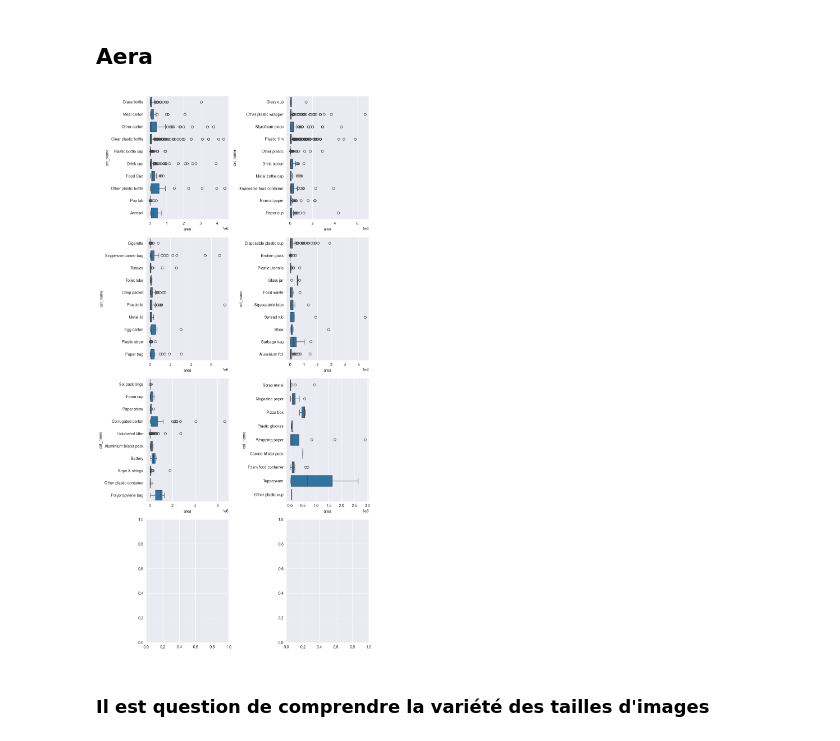
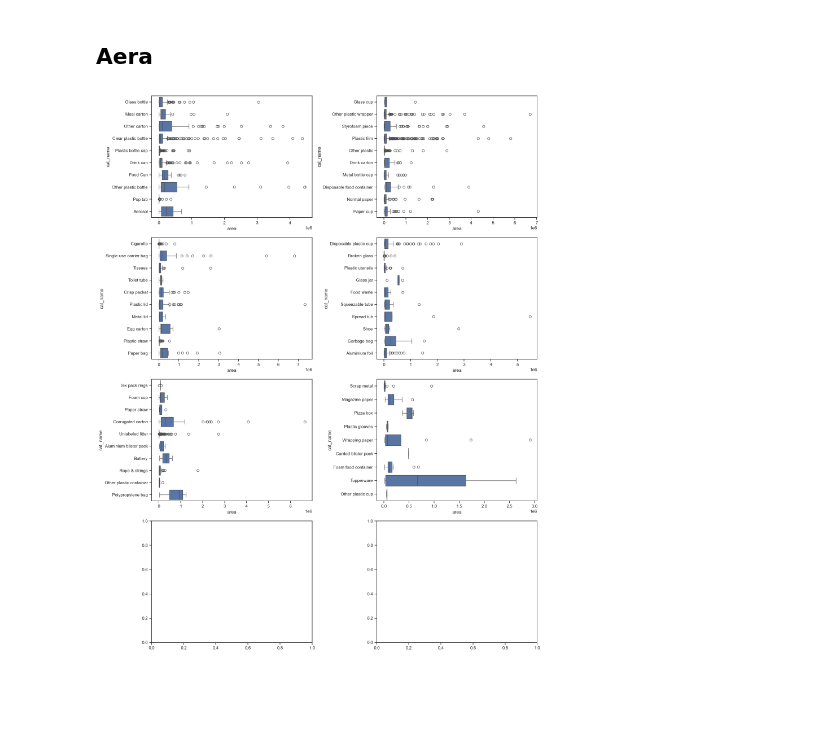
Before and after one commit to Mlamalerie/Mantes-Plus-Propre, a Jupyter notebook: 2.1 TACO BaseDataset - Exploratory Data Analysis.ipynb, the cells around one changed output. Cells and saved outputs as stored; diff of their text form; code cells hidden in the pictures; blank space fills up the shorter version.

```diff
--- a/2.1 TACO BaseDataset - Exploratory Data Analysis.ipynb
+++ b/2.1 TACO BaseDataset - Exploratory Data Analysis.ipynb
@@ -8,9 +8,12 @@ import numpy as np
 from tqdm import tqdm
 import matplotlib.pyplot as plt
 import seaborn as sns
-sns.set_theme(style="ticks")
 import os
 import json
+import cv2
+
+from PIL import Image, ImageOps, ImageDraw, ImageFont
+from config import *
 # %% [markdown]
 ## Meta Dataset Loading
 Chargement du dataset
@@ -18,6 +21,7 @@ Chargement du dataset
 TACO_DATASET_ROOT_PATH = r"N:\My Drive\KESKIA Drive Mlamali\datasets\taco-2gb"
 
 taco_meta_df = pd.read_csv(f'{TACO_DATASET_ROOT_PATH}/meta_df.csv')
+taco_meta_df["path"] = taco_meta_df["img_file"].apply(lambda x: os.path.join(TACO_DATASET_ROOT_PATH, "data", x))
 print(f"shape : {taco_meta_df.shape}")
 taco_meta_df
 # %% [output]
@@ -410,0 +424,5 @@ dict_keys(['info', 'images', 'annotations', 'scene_annotations', 'licenses', 'ca
+# %%
+print(annotations_dfs_dict.keys())
+annotations_dfs_dict["categories"]["fr_name"] = annotations_dfs_dict["categories"]["name"].apply(lambda x: EN_CATNAME_2_FR_CATNAME[x])
+annotations_dfs_dict["categories"]["fr_supername"] = annotations_dfs_dict["categories"]["supercategory"].apply(lambda x: EN_SUPERCATNAME_2_FR_SUPERCATNAME[x])
+annotations_dfs_dict["categories"]
@@ -411,5 +448,6 @@ dict_keys(['info', 'images', 'annotations', 'scene_annotations', 'licenses', 'ca
 # %%
 from graphviz import Digraph
+
 import os
 os.environ["PATH"] += os.pathsep + 'C:/Program Files/Graphviz/bin'
 # Note: graphviz may require more than pip installation due to path issue: e.g. brew install graphviz for mac
@@ -419,15 +457,29 @@ dot = Digraph('Dataset graph', filename='outputs/categories_graph.gv')
 dot.attr(rankdir='LR', size='8,10')
 
 for i,cat_it in annotations_dfs_dict["categories"].iterrows():
-    dot.node(f'{cat_it["name"]}')
-    if cat_it['name']==cat_it['supercategory']:
-        dot.node(cat_it['supercategory'])
+    cat_name = cat_it['name']
+    supercat_name = cat_it['supercategory']
+
+    if cat_name in cat_name_counts:
+        cat_count = cat_name_counts[cat_name]
     else:
-        dot.edge(cat_it['supercategory'], cat_it['name'])
+        cat_count = 0
+
+    if supercat_name in supercategory_counts:
+        supercat_count = supercategory_counts[supercat_name]
+    else:
+        supercat_count = 0
+
+    dot.node(f'{cat_it["name"]}', label=f'{cat_it["name"]} ({cat_count})')
+    if cat_name==supercat_name:
+        dot.node(supercat_name, label=f'{supercat_name} ({supercat_count})', color='blue')
+    else:
+        dot.node(supercat_name, label=f'{supercat_name} ({supercat_count})', color='blue')
+        dot.edge(supercat_name, cat_name)
 
 
 dot.save()
-dot.view()
+dot.view(quiet_view=True)
 dot
 # %% [output]
 [drawing not drawn]
@@ -444,30 +501,28 @@ sns.jointplot(x="width", y="height", data=taco_meta_df, kind="hex", color="#4CB3
 # %%
 # list to [[], [], []] (chunk)
 def chunk_list(l, n):
     for i in range(0, len(l), n):
         yield l[i:i + n]
 
 # chunk cat_name
 cat_names_group : list = list(chunk_list(taco_meta_df['cat_name'].unique().tolist(), 10))
 # area boxplot by category
 # multiple plot
 n_cols = 2
 n_rows = len(cat_names_group) // n_cols + 1
 
 # create figure and axes
-fig, axes = plt.subplots(nrows=n_rows, ncols=n_cols, figsize=(10, 20))
+fig, axes = plt.subplots(nrows=n_rows, ncols=n_cols, figsize=(8*n_cols, 20))
 # flatten axes
 axes = axes.flatten()
 # loop over cat_name
 for i, cat_names in enumerate(cat_names_group):
     df = taco_meta_df[taco_meta_df['cat_name'].isin(cat_names)]
     sns.boxplot(x="area", y="cat_name", data=df, ax=axes[i])
     axes[i].set_xlabel("area")
     axes[i].set_ylabel("cat_name")
 
 plt.tight_layout()
 plt.show()
 # %% [output]
-[figure, old version]
+[figure, new version]
-# %% [markdown]
-### Il est question de comprendre la variété des tailles d'images
```
Also changed, not shown: parts of 21 cells of this notebook, 2 other files.
